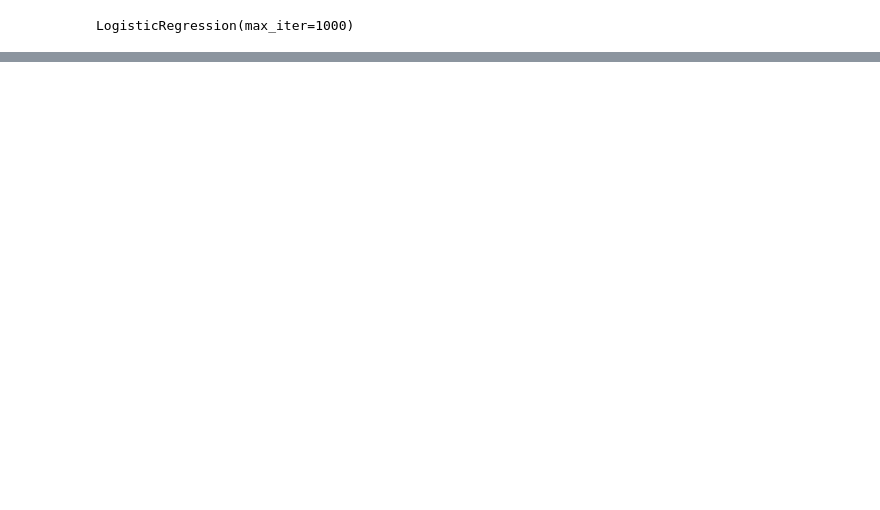
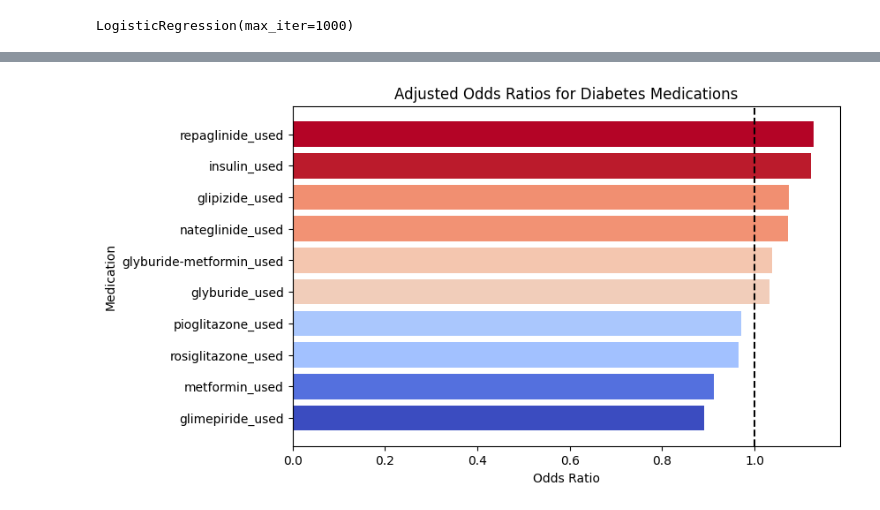
Before and after one commit to PugstaLaney/hospital-readmissions-sql-eda, a Jupyter notebook: notebooks/07_medication_readmission_analysis.ipynb, the cells around one changed output, grey strips where cells are left out. Saved outputs shown, nothing was run; the diff lists cells and outputs as text; code cells hidden in the pictures; blank space fills up the shorter version.

```diff
--- a/notebooks/07_medication_readmission_analysis.ipynb
+++ b/notebooks/07_medication_readmission_analysis.ipynb
@@ -191,7 +201,7 @@ df[severity_cols].describe().round(2)
 | 75% | 6.00 | 20.00 | 1.00 | 0.00 | 0.00 | ... |
 | max | 14.00 | 81.00 | 21.00 | 76.00 | 42.00 | ... |
 # %%
-feature_cols = used_cols + severity_cols
+feature_cols = used_columns + severity_cols
 
 X = df[feature_cols]
 y = df["readmit_binary"]
@@ -251,0 +307,25 @@ NameError: name 'coef_table' is not defined
+# %%
+import matplotlib.pyplot as plt
+import numpy as np
+
+med_coef_table = coef_table[coef_table["feature"].str.contains("_used")].copy()
+med_coef_table = med_coef_table.sort_values("odds_ratio")
+
+# Normalize odds ratios for color scaling
+values = med_coef_table["odds_ratio"]
+norm = (values - values.min()) / (values.max() - values.min())
+
+# Use a colormap
+colors = plt.cm.coolwarm(norm)
+
+plt.figure(figsize=(8,5))
+plt.barh(med_coef_table["feature"], med_coef_table["odds_ratio"], color=colors)
+
+plt.axvline(x=1, linestyle="--", color="black")
+plt.xlabel("Odds Ratio")
+plt.ylabel("Medication")
+plt.title("Adjusted Odds Ratios for Diabetes Medications")
+
+plt.show()
+# %% [output]
+[figure, added]
```
Also changed, not shown: parts of 8 cells of this notebook, 1 other file.
